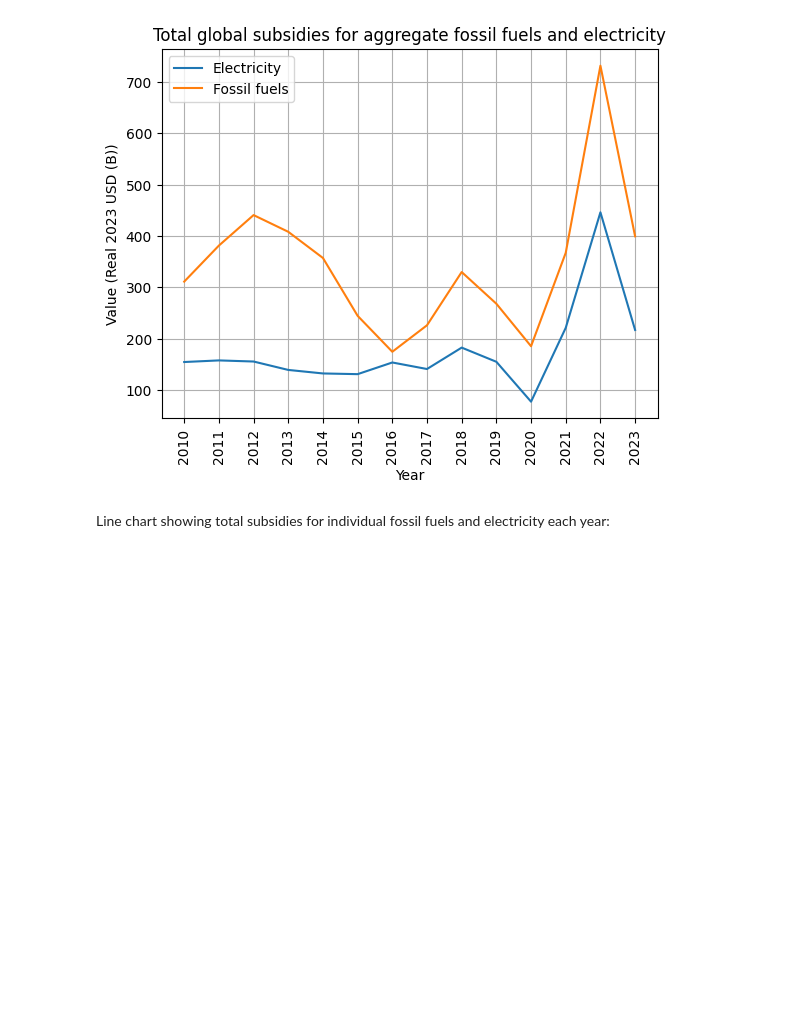
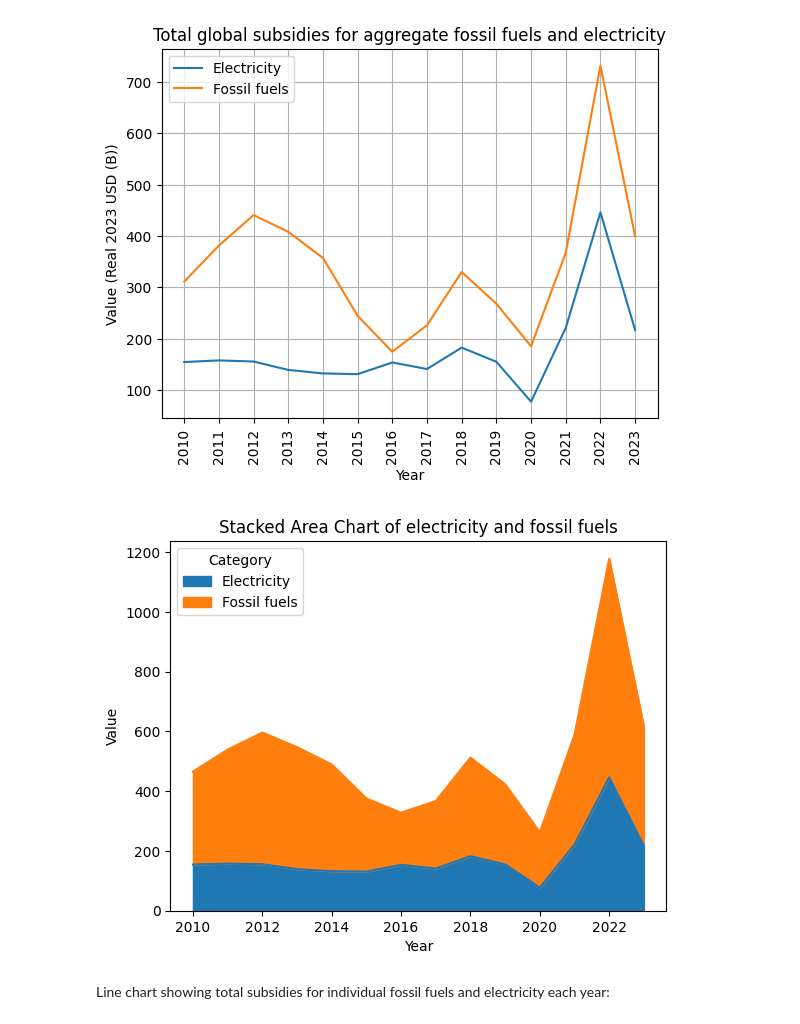
Before and after one commit to reb-scho/subsidies, a Jupyter notebook: subsidies.ipynb, the cells around one changed output. Drawn from its saved outputs; the diff is of its cells as text; code cells hidden in the pictures; blank space fills up the shorter version.

```diff
--- a/subsidies.ipynb
+++ b/subsidies.ipynb
@@ -58,6 +58,19 @@ plt.legend()
 plt.show()
 # %% [output]
 [figure]
+# %%
+global_fossil_agg_df["Product"] = "Fossil fuels"
+df_concat = pd.concat([global_fossil_agg_df, global_elec_df])
+df_wide = df_concat.pivot(index="Year", columns="Product", values="Value (B USD)")
+df_wide.plot.area(stacked=True)  # stacked=True is default, but explicit is clearer
+
+plt.xlabel("Year")
+plt.ylabel("Value")
+plt.title("Stacked Area Chart of electricity and fossil fuels")
+plt.legend(title="Category", loc="upper left")  # adjust location as needed
+plt.show()
+# %% [output]
+[figure, added]
 # %% [markdown]
 Line chart showing total subsidies for individual fossil fuels and electricity each year:
 # %%
```
Also changed, not shown: parts of 13 cells of this notebook.
